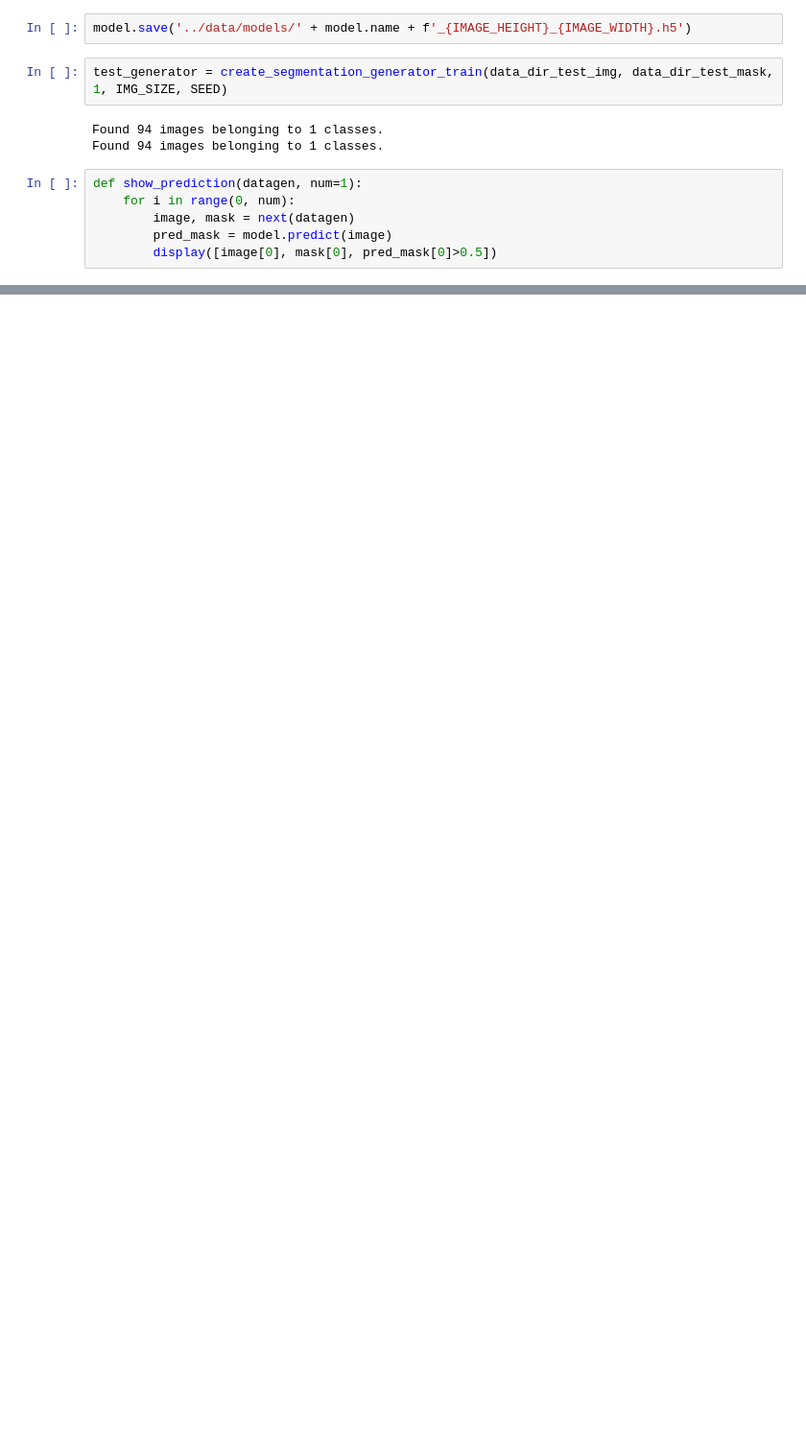
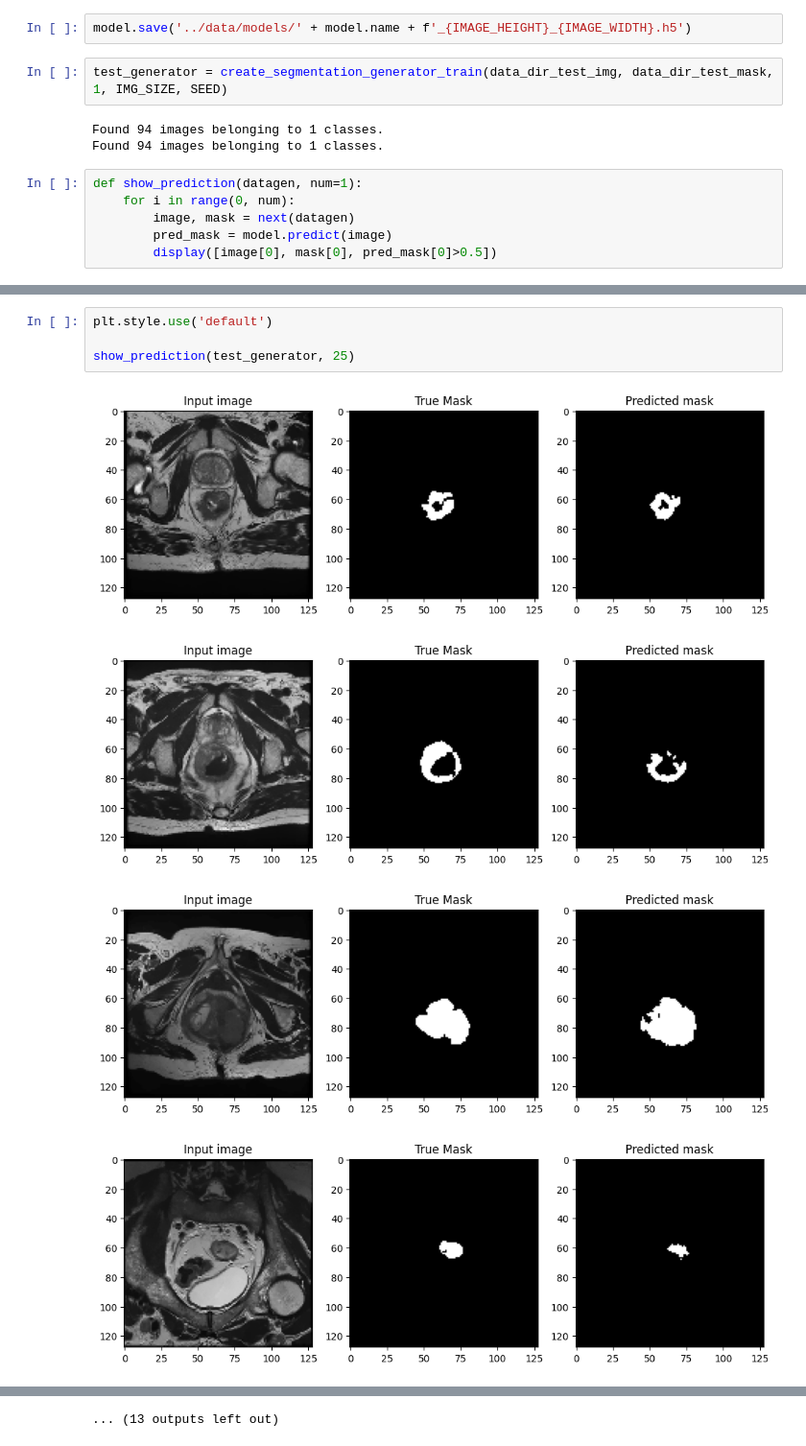
Before and after one commit to giuseppefilitto/img-segm, a Jupyter notebook: notebooks/Segmentation.ipynb, the cells around one changed output, grey strips where cells are left out. Shown at 96% size. Drawn from its saved outputs; the diff is of its cells as text; blank space fills up the shorter version.

```diff
--- a/notebooks/Segmentation.ipynb
+++ b/notebooks/Segmentation.ipynb
@@ -247,0 +240,9 @@ show_prediction(test_generator, 10)
+# %%
+plt.style.use('default')
+
+show_prediction(test_generator, 25)
+# %% [output]
+[figure, added]
+[figure, added]
+[figure, added]
+[figure, added]
@@ -247,0 +257 @@ show_prediction(test_generator, 10)
+... (13 outputs left out)
```
Also changed, not shown: parts of 10 cells of this notebook.
